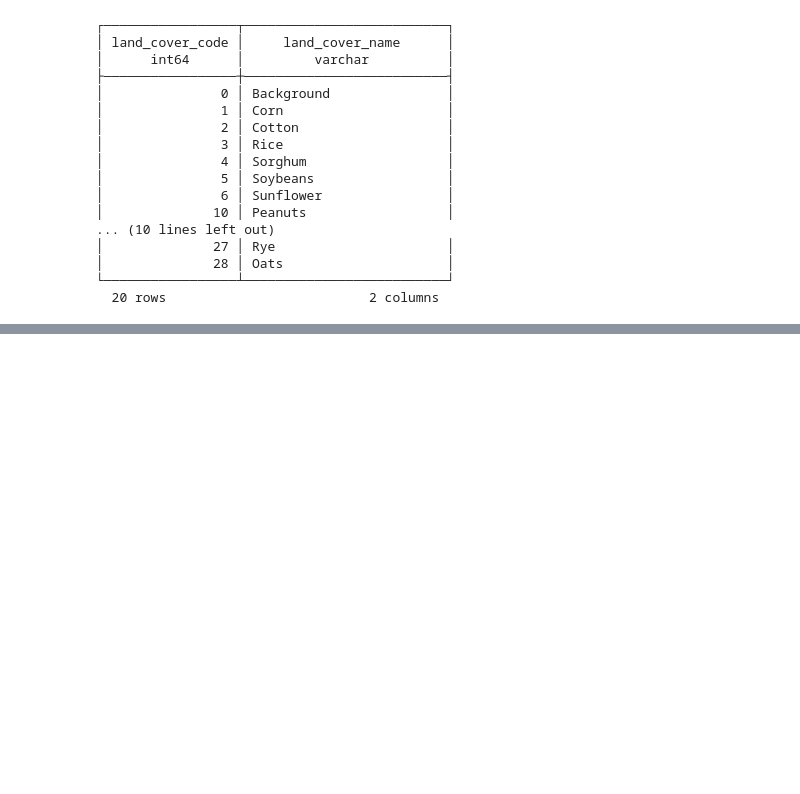
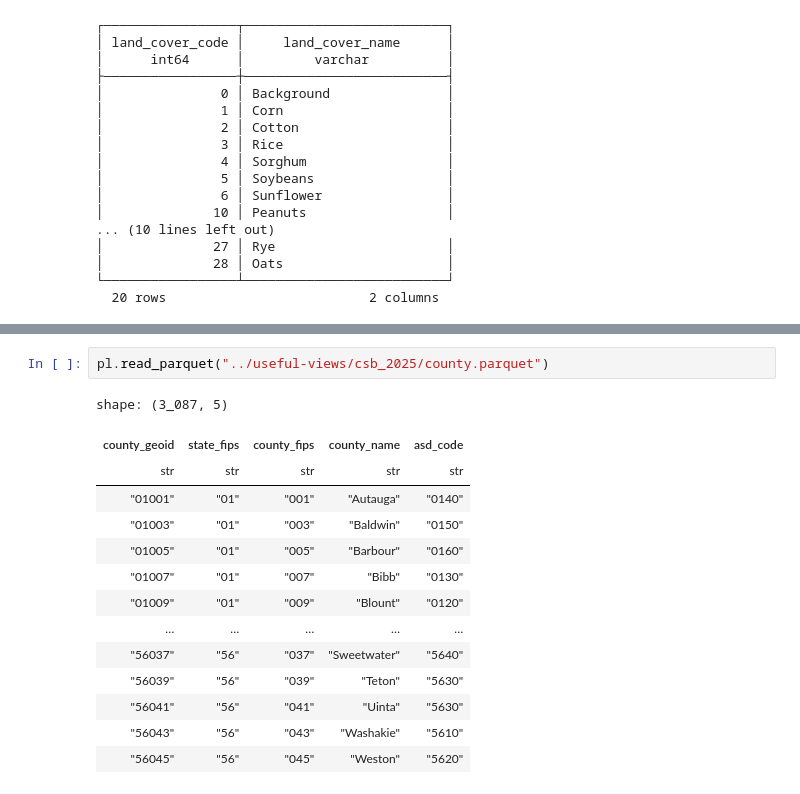
Before and after one commit to jameshorine/useful-views-data, a Jupyter notebook: crop-sequence-boundaries/sandbox/example-querries.ipynb, the cells around one changed output, grey strips where cells are left out. Drawn from its saved outputs; the diff is of its cells as text; blank space fills up the shorter version.

```diff
--- a/crop-sequence-boundaries/sandbox/example-querries.ipynb
+++ b/crop-sequence-boundaries/sandbox/example-querries.ipynb
@@ -135,0 +328,17 @@ csb_codes.sql(
+# %%
+pl.read_parquet("../useful-views/csb_2025/county.parquet")
+# %% [output]
+shape: (3_087, 5)
+| county_geoid | state_fips | county_fips | county_name | asd_code |
+| str | str | str | str | str |
+| "01001" | "01" | "001" | "Autauga" | "0140" |
+| "01003" | "01" | "003" | "Baldwin" | "0150" |
+| "01005" | "01" | "005" | "Barbour" | "0160" |
+| "01007" | "01" | "007" | "Bibb" | "0130" |
+| "01009" | "01" | "009" | "Blount" | "0120" |
+| … | … | … | … | … |
+| "56037" | "56" | "037" | "Sweetwater" | "5640" |
+| "56039" | "56" | "039" | "Teton" | "5630" |
+| "56041" | "56" | "041" | "Uinta" | "5630" |
+| "56043" | "56" | "043" | "Washakie" | "5610" |
+| "56045" | "56" | "045" | "Weston" | "5620" |
```
Also changed, not shown: parts of 12 cells of this notebook, 7 other files.
